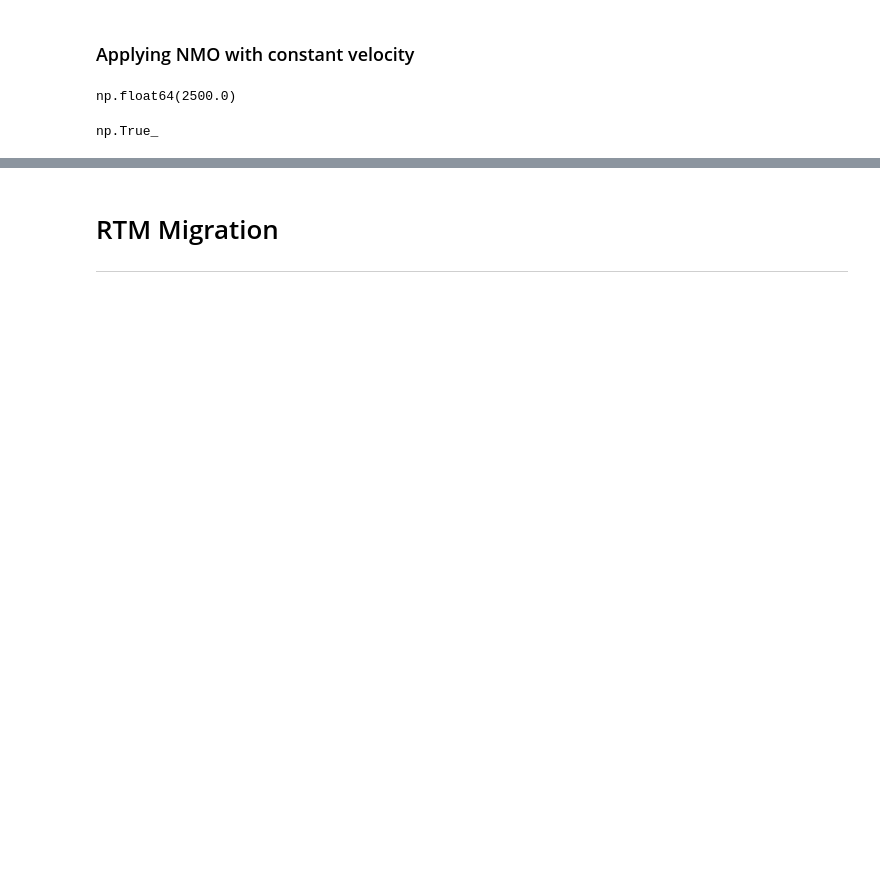
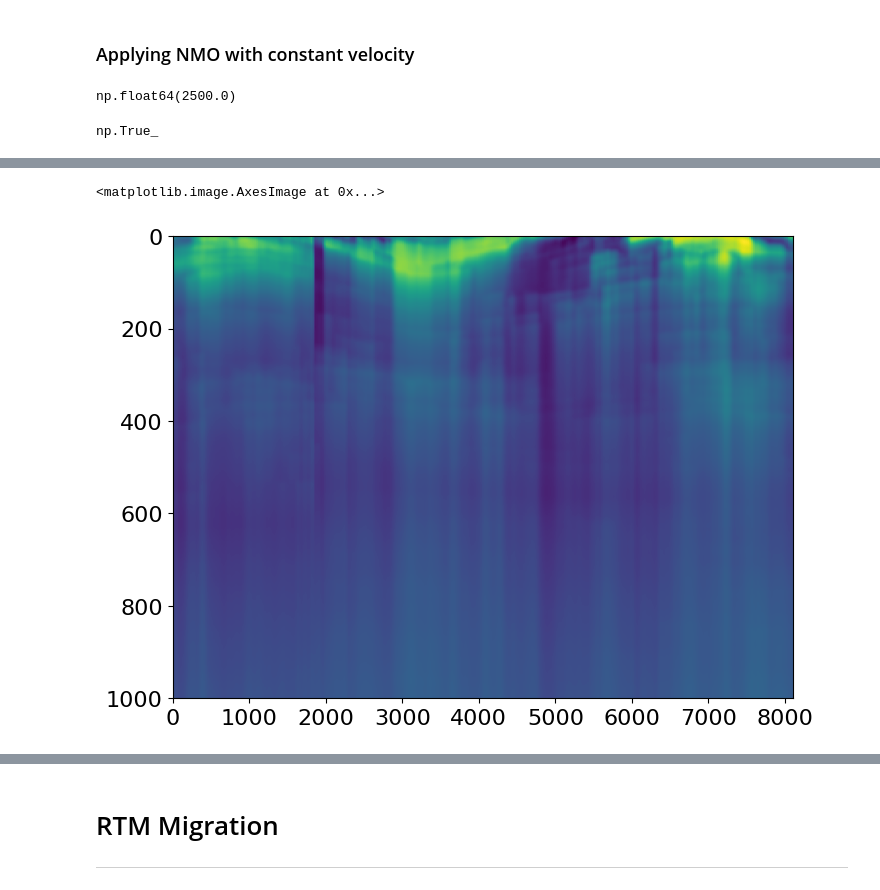
Before and after one commit to spaceswimmer/Migr_Lib, a Jupyter notebook: Modeling Presentation.ipynb, the cells around one changed output, grey strips where cells are left out. Cells and saved outputs as stored; diff of their text form; code cells hidden in the pictures; blank space fills up the shorter version.

```diff
--- a/Modeling Presentation.ipynb
+++ b/Modeling Presentation.ipynb
@@ -148,0 +146,7 @@ NameError: name 'cdp_y' is not defined
+# %%
+#Считаем RMS скорости в глубине
+vrms = np.sqrt(model_vp.cumsum(axis=1)/(np.indices(model_vp.shape)[1]+1))
+plt.imshow(vrms.T, aspect = 'auto', extent=(0, 8100, 1000, 0))
+# %% [output]
+<matplotlib.image.AxesImage at 0x...>
+[figure, added]
```
Also changed, not shown: parts of 22 cells of this notebook, 2 other files.
